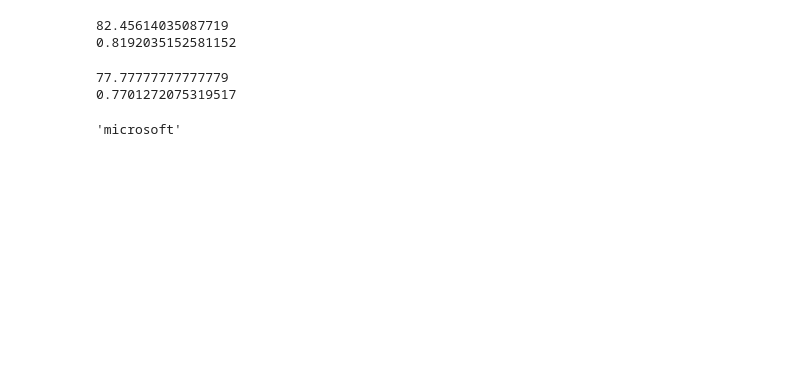
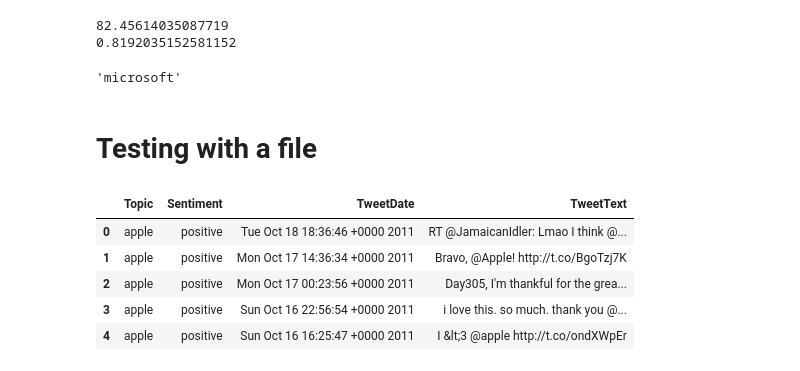
Before and after one commit to shivammehta007/NLPResearch, a Jupyter notebook: Tutorials/Natural Language Processing/SNA_Assignemnt.ipynb, the cells around one changed output. Drawn from its saved outputs; the diff is of its cells as text; code cells hidden in the pictures; blank space fills up the shorter version.

Commit message:
Adding Input Option for test

```diff
--- a/Tutorials/Natural Language Processing/SNA_Assignemnt.ipynb
+++ b/Tutorials/Natural Language Processing/SNA_Assignemnt.ipynb
@@ -435,12 +433,6 @@ print(f1_score(prediction_rfc, y_test, average='macro'))
 # %% [output]
 82.45614035087719
 0.8192035152581152
-# %%
-print(accuracy_score(predictions_xgb, y_test)*100)
-print(f1_score(predictions_xgb, y_test, average='macro'))
-# %% [output]
-77.77777777777779
-0.7701272075319517
 # %%
 def predict_company(tweet):
     tweet = ''.join([i for i in tweet if i not in punctuation])
@@ -460,3 +449,16 @@ def predict_company(tweet):
 predict_company("RT @techinciter: Suppose Microsoft Had Bought Siri? ")
 # %% [output]
 'microsoft'
+# %% [markdown]
+# Testing with a file
+# %%
+name_of_file = 'Test.csv'
+test_frame = pd.read_csv(name_of_file)
+test_frame.head()
+# %% [output]
+|  | Topic | Sentiment | TweetDate | TweetText |
+| 0 | apple | positive | Tue Oct 18 18:36:46 +0000 2011 | RT @JamaicanIdler: Lmao I think @... |
+| 1 | apple | positive | Mon Oct 17 14:36:34 +0000 2011 | Bravo, @Apple! http://t.co/BgoTzj7K |
+| 2 | apple | positive | Mon Oct 17 00:23:56 +0000 2011 | Day305, I'm thankful for the grea... |
+| 3 | apple | positive | Sun Oct 16 22:56:54 +0000 2011 | i love this. so much. thank you @... |
+| 4 | apple | positive | Sun Oct 16 16:25:47 +0000 2011 | I &lt;3 @apple http://t.co/ondXWpEr |
```
Also changed, not shown: parts of 22 cells of this notebook.
